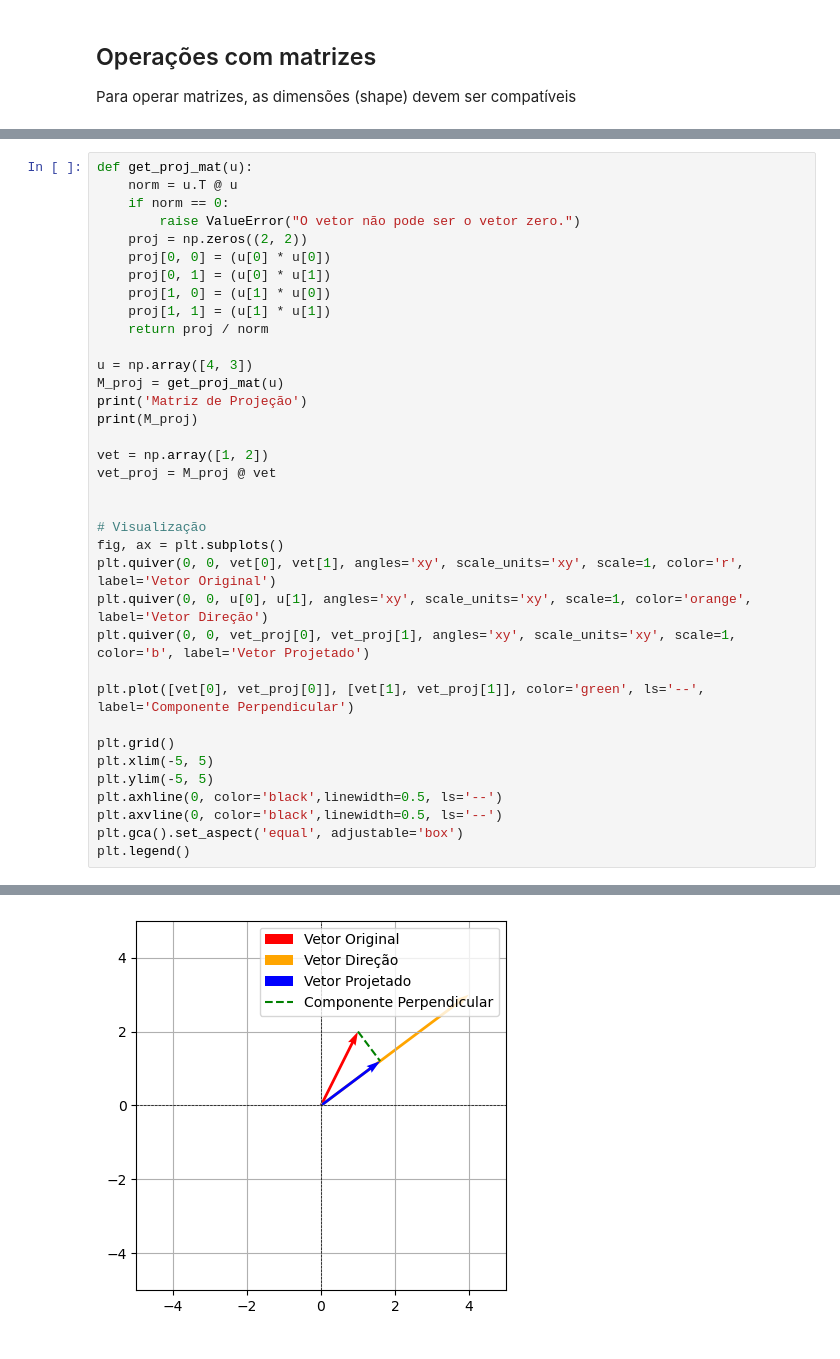
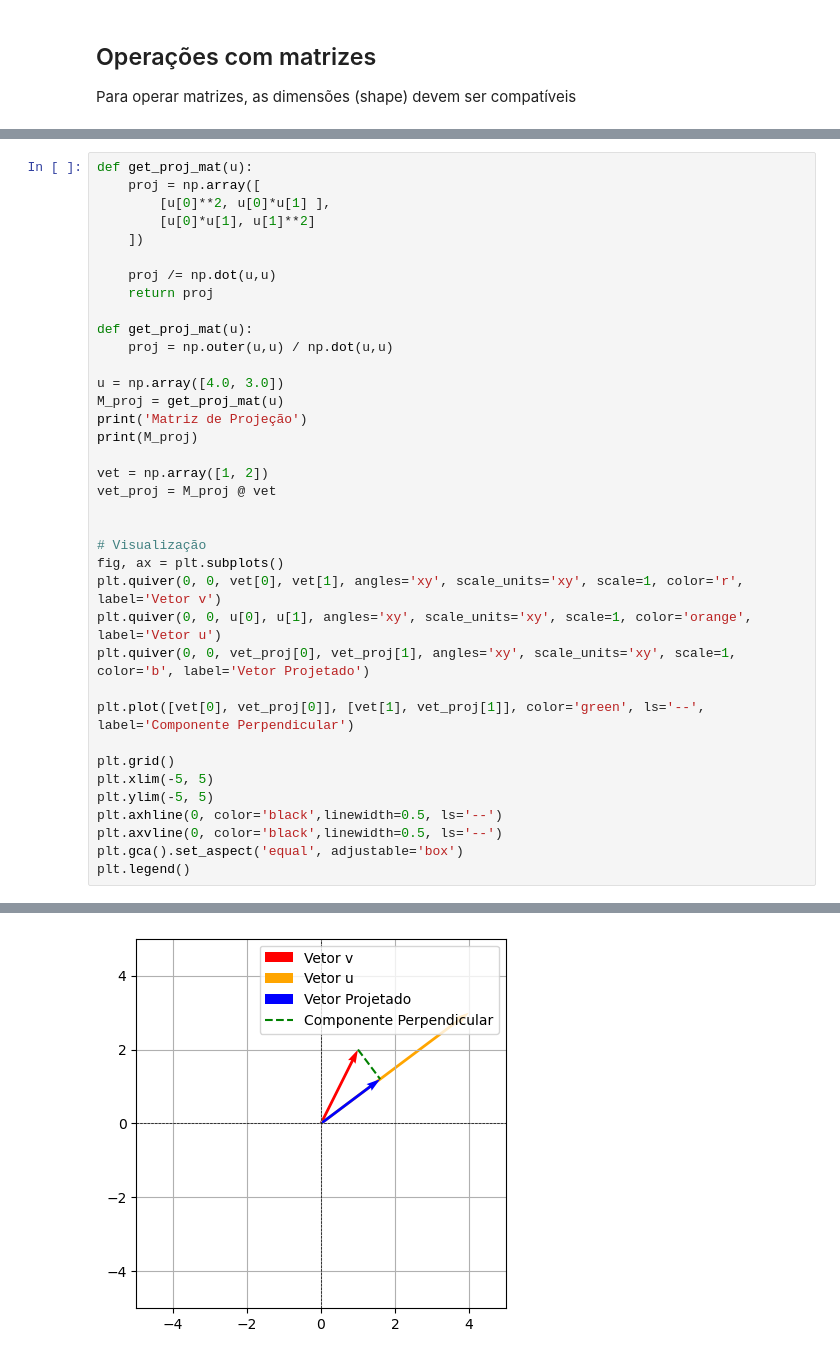
Before and after one commit to fabioamaral08/algebra_linear_aplicada, a Jupyter notebook: Aula_06/Aula_06.ipynb, the cells around one changed output, grey strips where cells are left out. Cells and saved outputs as stored; diff of their text form.

```diff
--- a/Aula_06/Aula_06.ipynb
+++ b/Aula_06/Aula_06.ipynb
@@ -182,42 +254,43 @@ plt.legend()
 # %%
 def get_proj_mat(u):
-    norm = u.T @ u
-    if norm == 0:
-        raise ValueError("O vetor não pode ser o vetor zero.")
-    proj = np.zeros((2, 2))
-    proj[0, 0] = (u[0] * u[0])
-    proj[0, 1] = (u[0] * u[1])
-    proj[1, 0] = (u[1] * u[0])
-    proj[1, 1] = (u[1] * u[1])
-    return proj / norm
+    proj = np.array([
+        [u[0]**2, u[0]*u[1] ],
+        [u[0]*u[1], u[1]**2]
+    ])
 
-u = np.array([4, 3])
+    proj /= np.dot(u,u)
+    return proj
+
+def get_proj_mat(u):
+    proj = np.outer(u,u) / np.dot(u,u)
+
+u = np.array([4.0, 3.0])
 M_proj = get_proj_mat(u)
 print('Matriz de Projeção')
 print(M_proj)
 
 vet = np.array([1, 2])
 vet_proj = M_proj @ vet
 
 
 # Visualização
 fig, ax = plt.subplots()
-plt.quiver(0, 0, vet[0], vet[1], angles='xy', scale_units='xy', scale=1, color='r', label='Vetor Original')
-plt.quiver(0, 0, u[0], u[1], angles='xy', scale_units='xy', scale=1, color='orange', label='Vetor Direção')
+plt.quiver(0, 0, vet[0], vet[1], angles='xy', scale_units='xy', scale=1, color='r', label='Vetor v')
+plt.quiver(0, 0, u[0], u[1], angles='xy', scale_units='xy', scale=1, color='orange', label='Vetor u')
 plt.quiver(0, 0, vet_proj[0], vet_proj[1], angles='xy', scale_units='xy', scale=1, color='b', label='Vetor Projetado')
 
 plt.plot([vet[0], vet_proj[0]], [vet[1], vet_proj[1]], color='green', ls='--', label='Componente Perpendicular')
 
 plt.grid()
 plt.xlim(-5, 5)
 plt.ylim(-5, 5)
 plt.axhline(0, color='black',linewidth=0.5, ls='--')
 plt.axvline(0, color='black',linewidth=0.5, ls='--')
 plt.gca().set_aspect('equal', adjustable='box')
 plt.legend()
 # %% [output]
 Matriz de Projeção
 [[0.64 0.48]
  [0.48 0.36]]
 <matplotlib.legend.Legend at 0x...>
-[figure, old version]
+[figure, new version]
```
Also changed, not shown: parts of 7 cells of this notebook.
